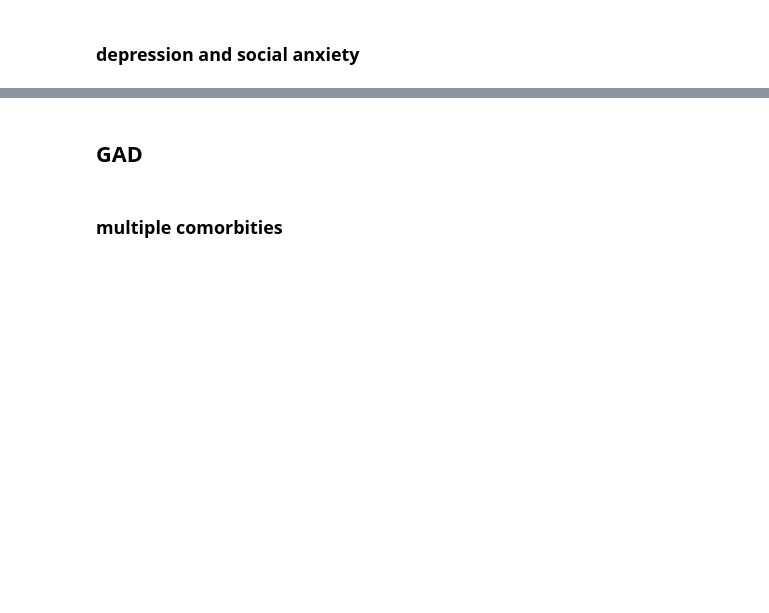
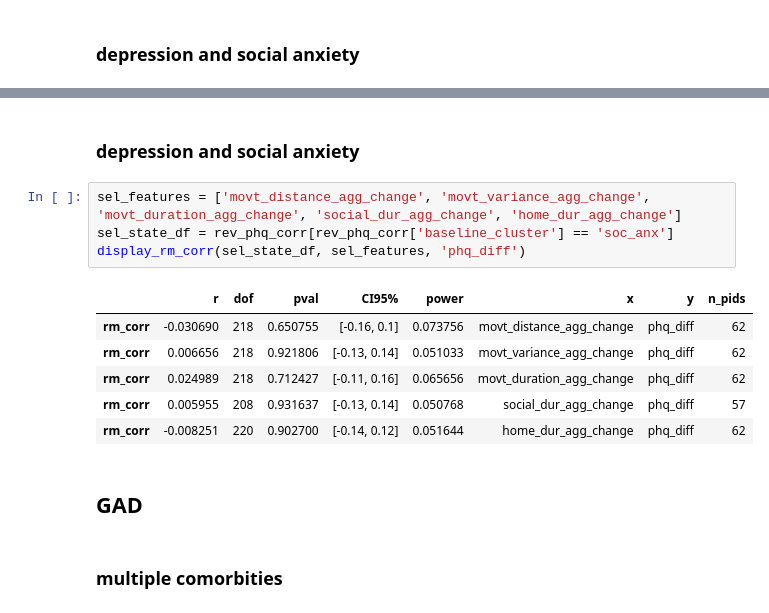
Before and after one commit to tliu526/lifesense, a Jupyter notebook: jmir_notebooks/jmir_review_analysis.ipynb, the cells around one changed output, grey strips where cells are left out. Saved outputs shown, nothing was run; the diff lists cells and outputs as text; blank space fills up the shorter version.

```diff
--- a/jmir_notebooks/jmir_review_analysis.ipynb
+++ b/jmir_notebooks/jmir_review_analysis.ipynb
@@ -1516,3 +1549,16 @@ display_rm_corr(sel_state_df, sel_features, 'phq_diff')
+# %% [markdown]
+### depression and social anxiety
+# %%
+sel_features = ['movt_distance_agg_change', 'movt_variance_agg_change', 'movt_duration_agg_change', 'social_dur_agg_change', 'home_dur_agg_change']
+sel_state_df = rev_phq_corr[rev_phq_corr['baseline_cluster'] == 'soc_anx']
+display_rm_corr(sel_state_df, sel_features, 'phq_diff')
+# %% [output]
+|  | r | dof | pval | CI95% | power | x | y | n_pids |
+| rm_corr | -0.030690 | 218 | 0.650755 | [-0.16, 0.1] | 0.073756 | movt_distance_agg_change | phq_diff | 62 |
+| rm_corr | 0.006656 | 218 | 0.921806 | [-0.13, 0.14] | 0.051033 | movt_variance_agg_change | phq_diff | 62 |
+| rm_corr | 0.024989 | 218 | 0.712427 | [-0.11, 0.16] | 0.065656 | movt_duration_agg_change | phq_diff | 62 |
+| rm_corr | 0.005955 | 208 | 0.931637 | [-0.13, 0.14] | 0.050768 | social_dur_agg_change | phq_diff | 57 |
+| rm_corr | -0.008251 | 220 | 0.902700 | [-0.14, 0.12] | 0.051644 | home_dur_agg_change | phq_diff | 62 |
 # %% [markdown]
 ## GAD
 # %% [markdown]
```
Also changed, not shown: parts of 22 cells of this notebook.
